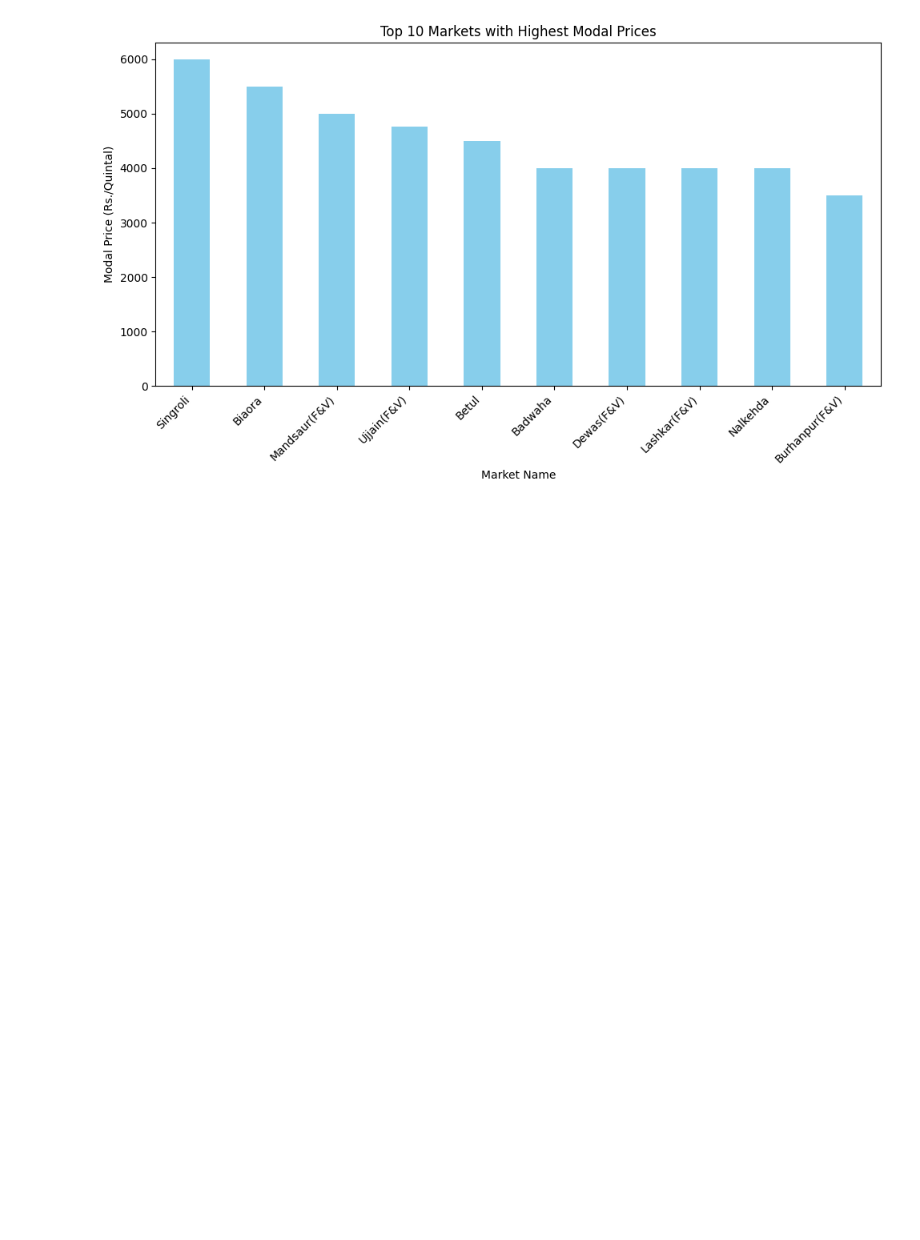
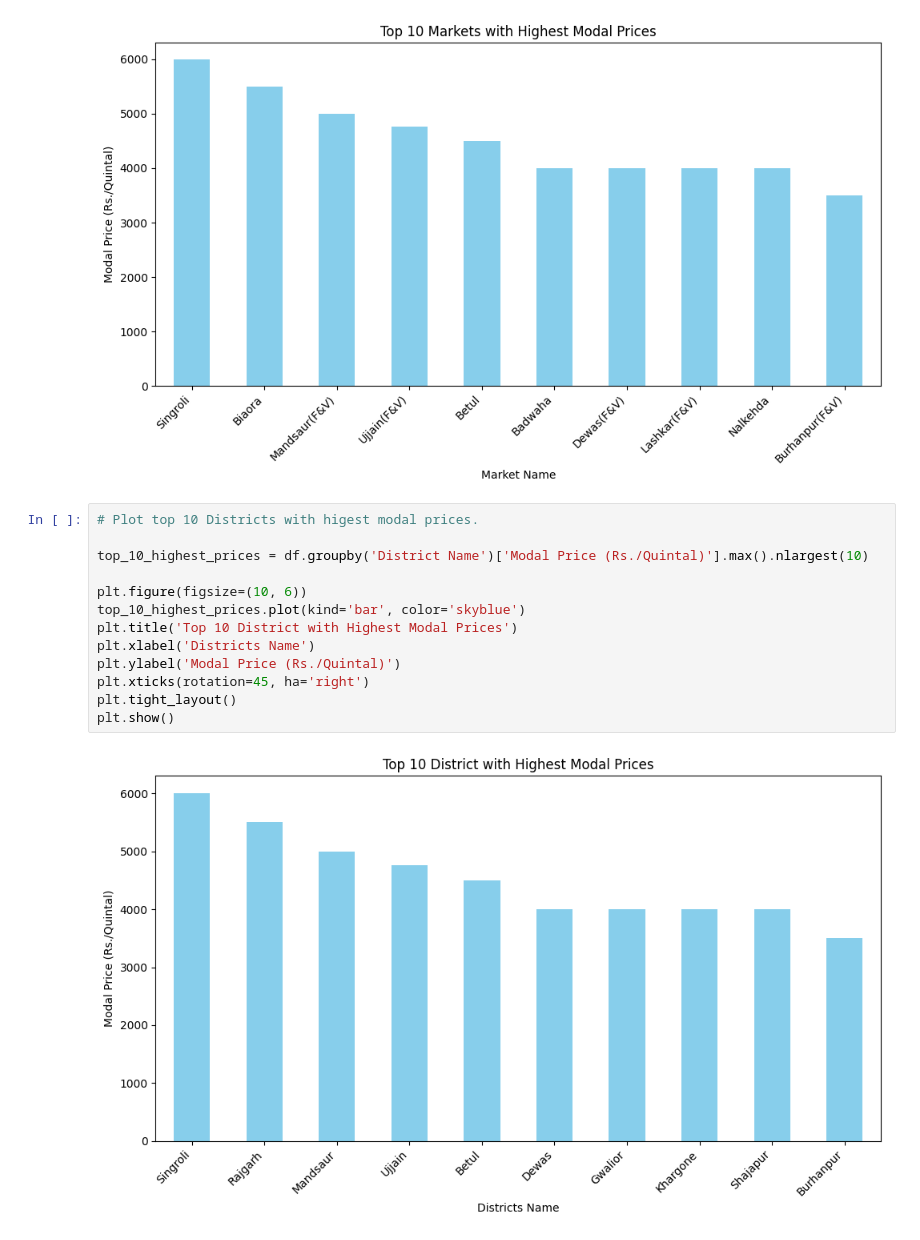
Before and after one commit to Abuthalib/AGRIMARK, a Jupyter notebook: Cabbage_Agmark_MP.ipynb, the cells around one changed output. Saved outputs shown, nothing was run; the diff lists cells and outputs as text; blank space fills up the shorter version.

```diff
--- a/Cabbage_Agmark_MP.ipynb
+++ b/Cabbage_Agmark_MP.ipynb
@@ -817,3 +817,18 @@ plt.tight_layout()
 plt.show()
 # %% [output]
 [figure]
+# %%
+# Plot top 10 Districts with higest modal prices.
+
+top_10_highest_prices = df.groupby('District Name')['Modal Price (Rs./Quintal)'].max().nlargest(10)
+
+plt.figure(figsize=(10, 6))
+top_10_highest_prices.plot(kind='bar', color='skyblue')
+plt.title('Top 10 District with Highest Modal Prices')
+plt.xlabel('Districts Name')
+plt.ylabel('Modal Price (Rs./Quintal)')
+plt.xticks(rotation=45, ha='right')
+plt.tight_layout()
+plt.show()
+# %% [output]
+[figure, added]
```
Also changed, not shown: parts of 1 cell of this notebook.
